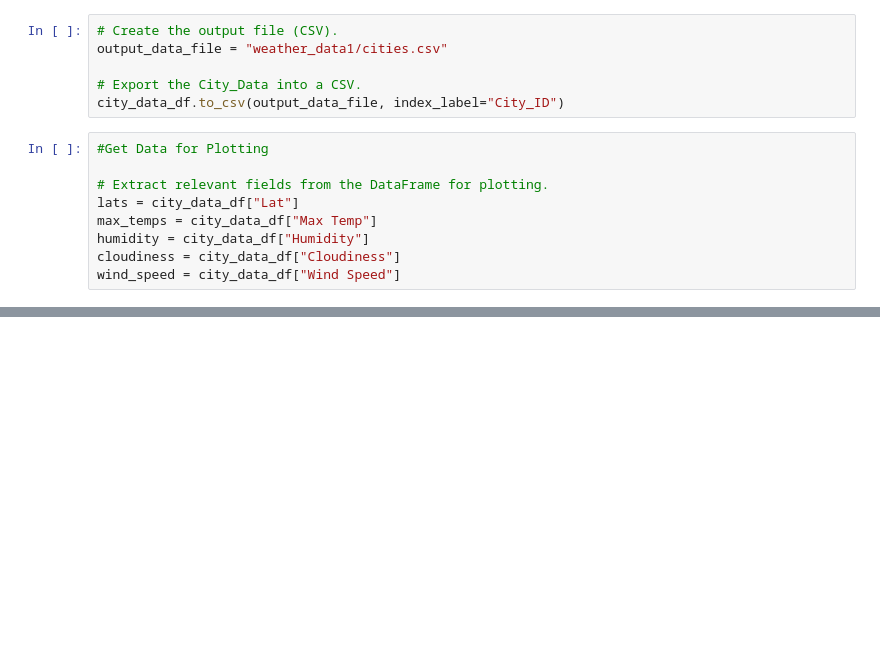
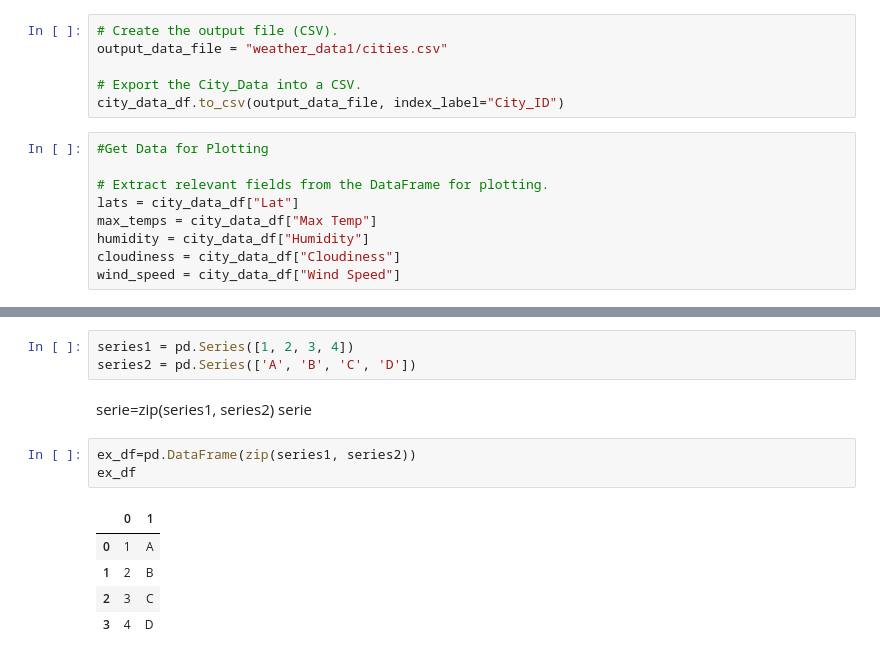
Before and after one commit to Angie1210/WeatherPy, a Jupyter notebook: API/cities_api.ipynb, the cells around one changed output, grey strips where cells are left out. Drawn from its saved outputs; the diff is of its cells as text; blank space fills up the shorter version.

```diff
--- a/API/cities_api.ipynb
+++ b/API/cities_api.ipynb
@@ -284,0 +327,15 @@ plt.show()
+# %%
+series1 = pd.Series([1, 2, 3, 4])
+series2 = pd.Series(['A', 'B', 'C', 'D'])
+# %% [markdown]
+serie=zip(series1, series2)
+serie
+# %%
+ex_df=pd.DataFrame(zip(series1, series2))
+ex_df
+# %% [output]
+|  | 0 | 1 |
+| 0 | 1 | A |
+| 1 | 2 | B |
+| 2 | 3 | C |
+| 3 | 4 | D |
```
Also changed, not shown: parts of 16 cells of this notebook, 7 other files.
